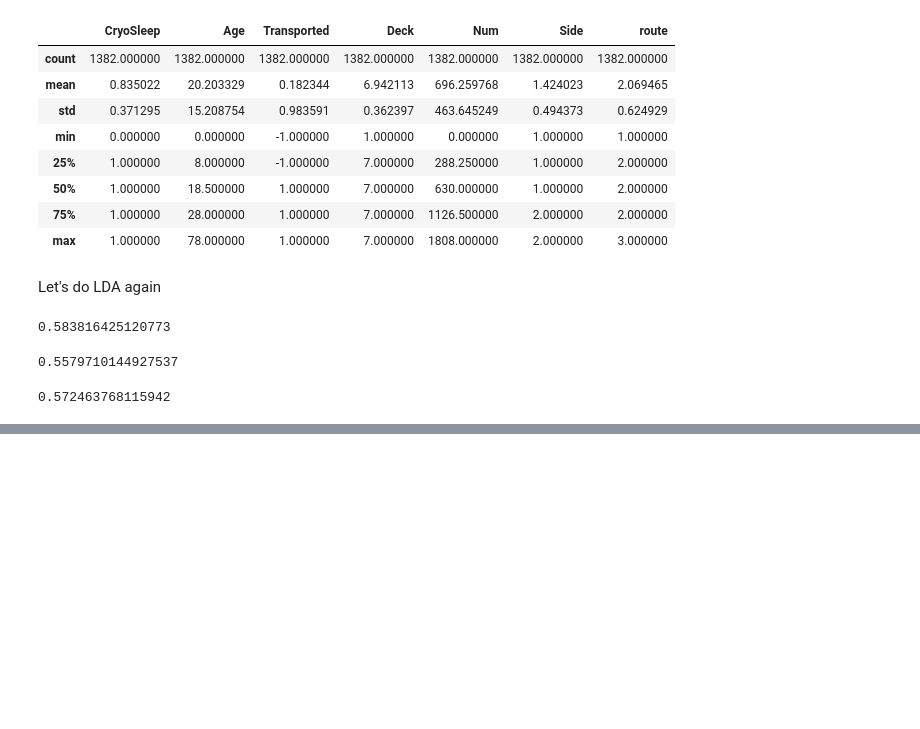
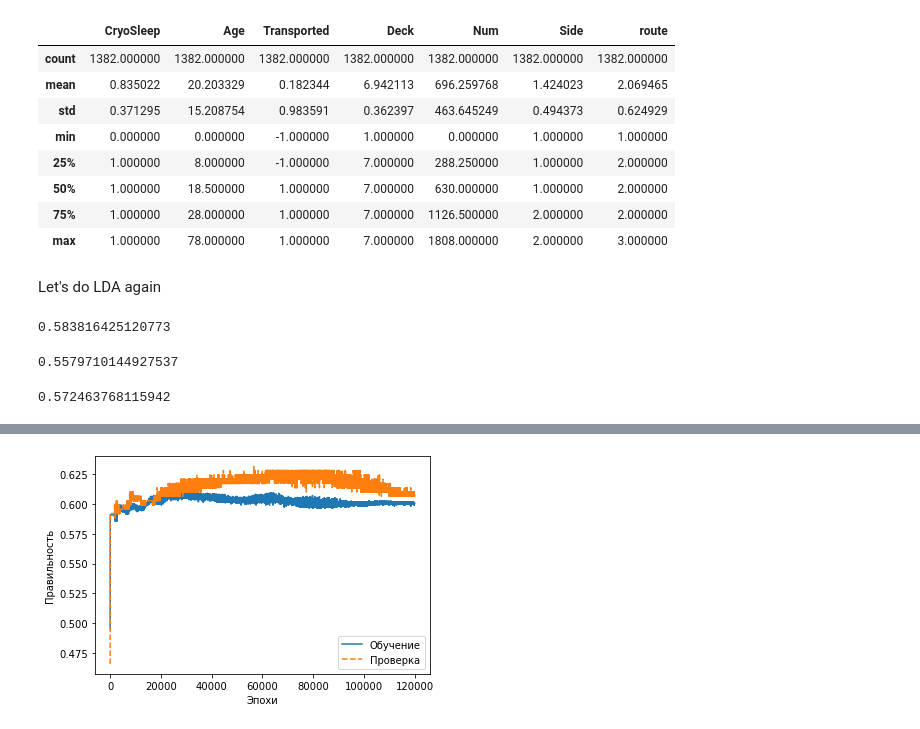
Before and after one commit to SergeyBubnov/spaceship, a Jupyter notebook: 6.ipynb, the cells around one changed output, grey strips where cells are left out. Cells and saved outputs as stored; diff of their text form; code cells hidden in the pictures; blank space fills up the shorter version.

```diff
--- a/6.ipynb
+++ b/6.ipynb
@@ -457,0 +470,34 @@ tree.score(df_final_test[features],df_final_test["Transported"])
+# %%
+from sklearn.model_selection import train_test_split
+
+X_train, X_test, y_train, y_test = train_test_split(df_final[features],df_final["Transported"],test_size =0.2, stratify = df_final["Transported"], random_state = 1)
+
+for col in X_train.columns:
+    min_ = X_train[col].min()
+    max_ = X_train[col].max()
+    m_ = (min_ + max_)/2
+    mod_ = (max_ - min_)/2
+
+    for i in X_train.index:
+        X_train[col][i] = (X_train[col][i]-m_)/mod_
+
+X_train = X_train.to_numpy()
+
+for col in X_test.columns:
+    min_ = X_test[col].min()
+    max_ = X_test[col].max()
+    m_ = (min_ + max_)/2
+    mod_ = (max_ - min_)/2
+
+    for i in X_test.index:
+        X_test[col][i] = (X_test[col][i]-m_)/mod_
+
+X_test = X_test.to_numpy()
+
+y_train = y_train.to_numpy()
+y_test = y_test.to_numpy()
+
+y_train = y_train > 0
+y_train = y_train.astype(np.uint)
+y_test = y_test > 0
+y_test = y_test.astype(np.uint)
@@ -457,0 +545,3 @@ tree.score(df_final_test[features],df_final_test["Transported"])
+# %%
+#nn.fit(X_train = X_train[:1000], y_train = y_train[:1000], X_valid = X_train[1000:],y_valid=y_train[1000:])
+nn.fit(X_train = X_train, y_train = y_train, X_valid = X_test,y_valid=y_test)
@@ -457,0 +567,9 @@ tree.score(df_final_test[features],df_final_test["Transported"])
+# %%
+plt.plot(range(nn.epochs),nn.eval_['train_acc'],label = 'Обучение')
+plt.plot(range(nn.epochs),nn.eval_['valid_acc'],label = 'Проверка', linestyle ='--')
+plt.ylabel('Правильность')
+plt.xlabel('Эпохи')
+plt.legend(loc='lower right')
+plt.show()
+# %% [output]
+[figure, added]
```
Also changed, not shown: parts of 5 cells of this notebook, 2 other files.
